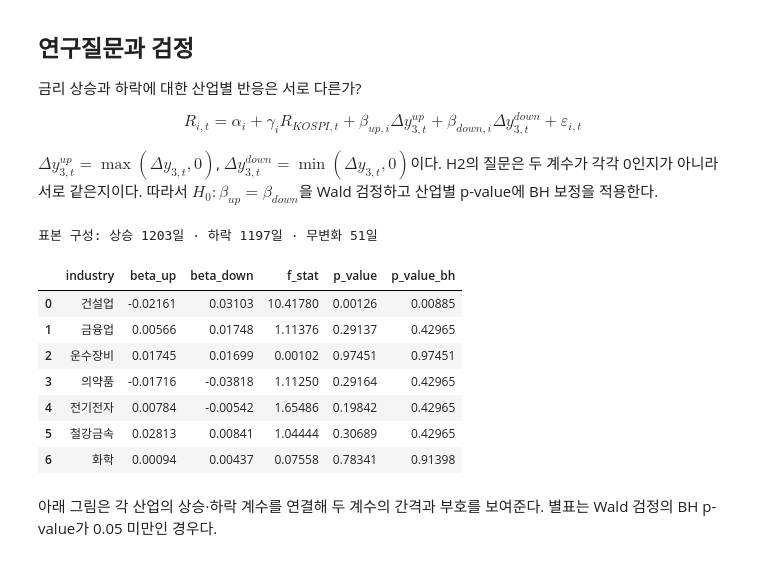
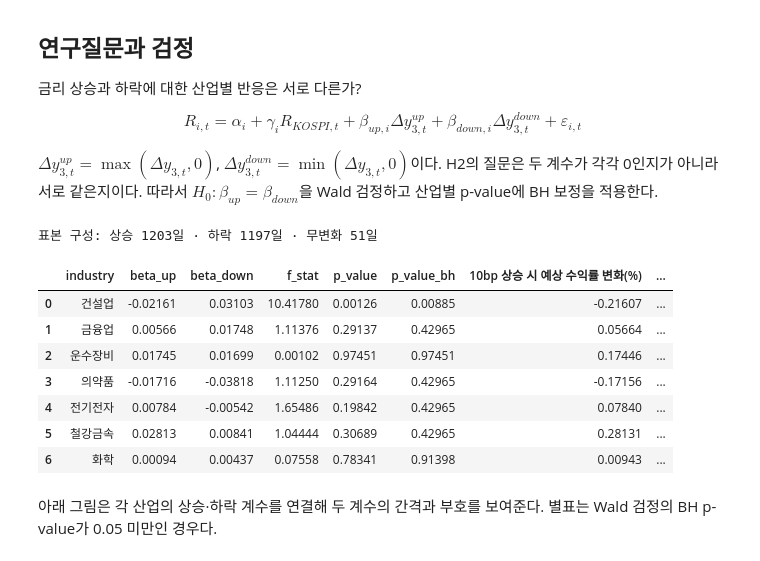
Before and after one commit to lcsvvo/FINDSLAB-Research-Intern, a Jupyter notebook: notebooks/FINAL_paper_analysis.ipynb, the cells around one changed output. Saved outputs shown, nothing was run; the diff lists cells and outputs as text; code cells hidden in the pictures.

```diff
--- a/notebooks/FINAL_paper_analysis.ipynb
+++ b/notebooks/FINAL_paper_analysis.ipynb
@@ -396,42 +420,44 @@ extended_panel["d_y3_up"] = extended_panel["d_y3"].clip(lower=0)
 extended_panel["d_y3_down"] = extended_panel["d_y3"].clip(upper=0)
 extended_panel["d_curv_up"] = extended_panel["d_ns_curvature"].clip(lower=0)
 extended_panel["d_curv_down"] = extended_panel["d_ns_curvature"].clip(upper=0)
 
 n_up = int((extended_panel.drop_duplicates("date")["d_y3"] > 0).sum())
 n_down = int((extended_panel.drop_duplicates("date")["d_y3"] < 0).sum())
 n_zero = int((extended_panel.drop_duplicates("date")["d_y3"] == 0).sum())
 print(f"표본 구성: 상승 {n_up}일 · 하락 {n_down}일 · 무변화 {n_zero}일")
 
 
 def fit_asymmetric(data, up, down, hac_lags=HAC_LAGS):
     use_cols = ["industry_return", "kospi_return", up, down]
     sample = data[use_cols].replace([np.inf, -np.inf], np.nan).dropna()
     X = sm.add_constant(sample[["kospi_return", up, down]], has_constant="add")
     return sm.OLS(sample["industry_return"], X).fit(cov_type="HAC", cov_kwds={"maxlags": hac_lags})
 
 
 rows_wald = []
 for ind in industries:
     g = extended_panel[extended_panel["industry"] == ind]
     m = fit_asymmetric(g, "d_y3_up", "d_y3_down")
     w = m.f_test("d_y3_up = d_y3_down")
     rows_wald.append({
         "industry": ind, "beta_up": m.params["d_y3_up"], "beta_down": m.params["d_y3_down"],
         "f_stat": float(w.fvalue), "p_value": float(w.pvalue),
     })
 asymmetry_wald_tests = pd.DataFrame(rows_wald)
 asymmetry_wald_tests["p_value_bh"] = multipletests(asymmetry_wald_tests["p_value"], method="fdr_bh")[1]
-asymmetry_wald_tests.round(5)
+asymmetry_wald_tests["10bp 상승 시 예상 수익률 변화(%)"] = asymmetry_wald_tests["beta_up"] * 10
+asymmetry_wald_tests["10bp 하락 시 예상 수익률 변화(%)"] = asymmetry_wald_tests["beta_down"] * -10
+display(asymmetry_wald_tests.round(5))
 # %% [output]
 표본 구성: 상승 1203일 · 하락 1197일 · 무변화 51일
-|  | industry | beta_up | beta_down | f_stat | p_value | p_value_bh |
-| 0 | 건설업 | -0.02161 | 0.03103 | 10.41780 | 0.00126 | 0.00885 |
-| 1 | 금융업 | 0.00566 | 0.01748 | 1.11376 | 0.29137 | 0.42965 |
-| 2 | 운수장비 | 0.01745 | 0.01699 | 0.00102 | 0.97451 | 0.97451 |
-| 3 | 의약품 | -0.01716 | -0.03818 | 1.11250 | 0.29164 | 0.42965 |
-| 4 | 전기전자 | 0.00784 | -0.00542 | 1.65486 | 0.19842 | 0.42965 |
-| 5 | 철강금속 | 0.02813 | 0.00841 | 1.04444 | 0.30689 | 0.42965 |
-| 6 | 화학 | 0.00094 | 0.00437 | 0.07558 | 0.78341 | 0.91398 |
+|  | industry | beta_up | beta_down | f_stat | p_value | p_value_bh | 10bp 상승 시 예상 수익률 변화(%) | ... |
+| 0 | 건설업 | -0.02161 | 0.03103 | 10.41780 | 0.00126 | 0.00885 | -0.21607 | ... |
+| 1 | 금융업 | 0.00566 | 0.01748 | 1.11376 | 0.29137 | 0.42965 | 0.05664 | ... |
+| 2 | 운수장비 | 0.01745 | 0.01699 | 0.00102 | 0.97451 | 0.97451 | 0.17446 | ... |
+| 3 | 의약품 | -0.01716 | -0.03818 | 1.11250 | 0.29164 | 0.42965 | -0.17156 | ... |
+| 4 | 전기전자 | 0.00784 | -0.00542 | 1.65486 | 0.19842 | 0.42965 | 0.07840 | ... |
+| 5 | 철강금속 | 0.02813 | 0.00841 | 1.04444 | 0.30689 | 0.42965 | 0.28131 | ... |
+| 6 | 화학 | 0.00094 | 0.00437 | 0.07558 | 0.78341 | 0.91398 | 0.00943 | ... |
 # %% [markdown]
 아래 그림은 각 산업의 상승·하락 계수를 연결해 두 계수의 간격과 부호를 보여준다. 별표는 Wald 검정의 BH p-value가 0.05 미만인 경우다.
 # %%
```
Also changed, not shown: parts of 23 cells of this notebook, 1 other file.
